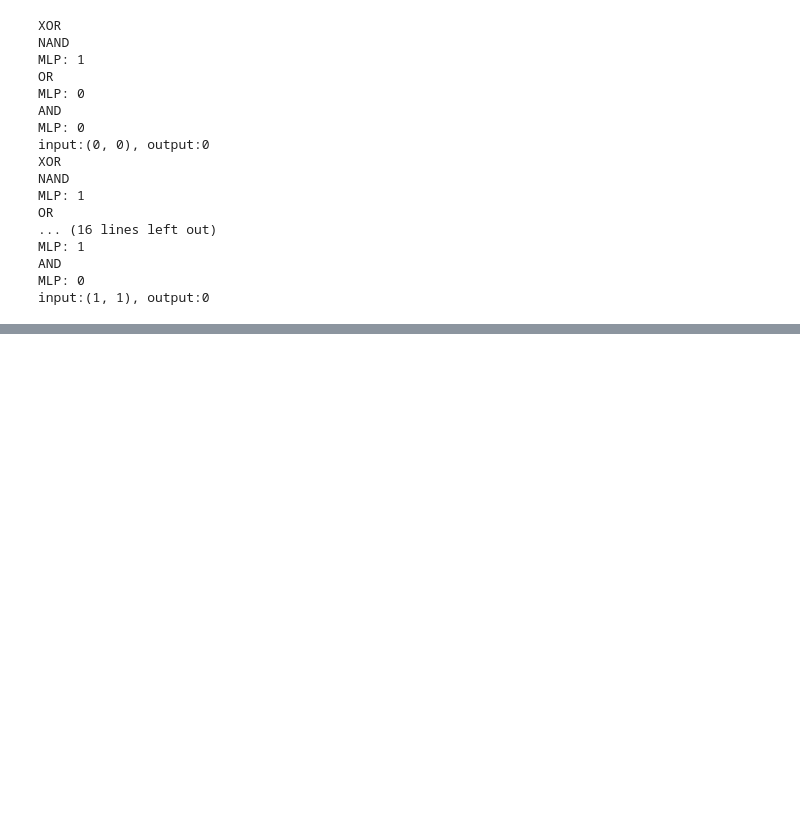
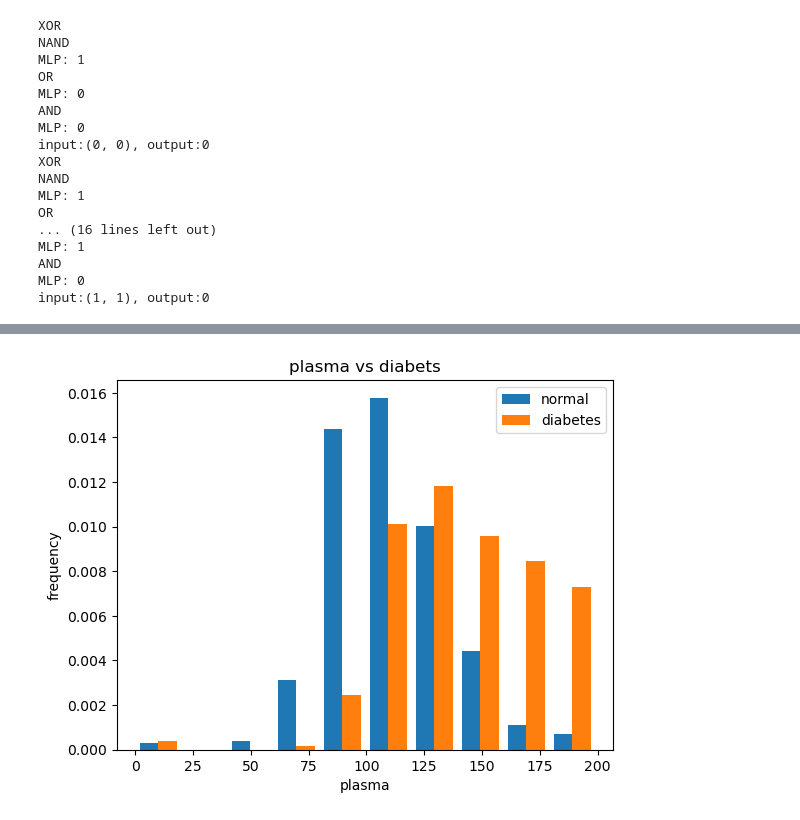
Before and after one commit to 4ix/ai_class_dl, a Jupyter notebook: 20230201.ipynb, the cells around one changed output, grey strips where cells are left out. Cells and saved outputs as stored; diff of their text form; code cells hidden in the pictures; blank space fills up the shorter version.

```diff
--- a/20230201.ipynb
+++ b/20230201.ipynb
@@ -188,0 +344,13 @@ input:(1, 1), output:0
+# %%
+plasma_nor = df['plasma'][df['diabetes']==0] #plasma 에서 dia가 0인경우만 추출
+plasma_dia = df['plasma'][df['diabetes']==1] #plasma 에서 dia가 1인경우만 추출
+
+
+plt.hist(x=[plasma_nor, plasma_dia], bins=10, label=['normal','diabetes'], density=True)
+plt.title('plasma vs diabets')
+plt.xlabel('plasma')
+plt.ylabel('frequency')
+plt.legend()
+plt.show()
+# %% [output]
+[figure, added]
```
Also changed, not shown: parts of 32 cells of this notebook, 1 other file.
